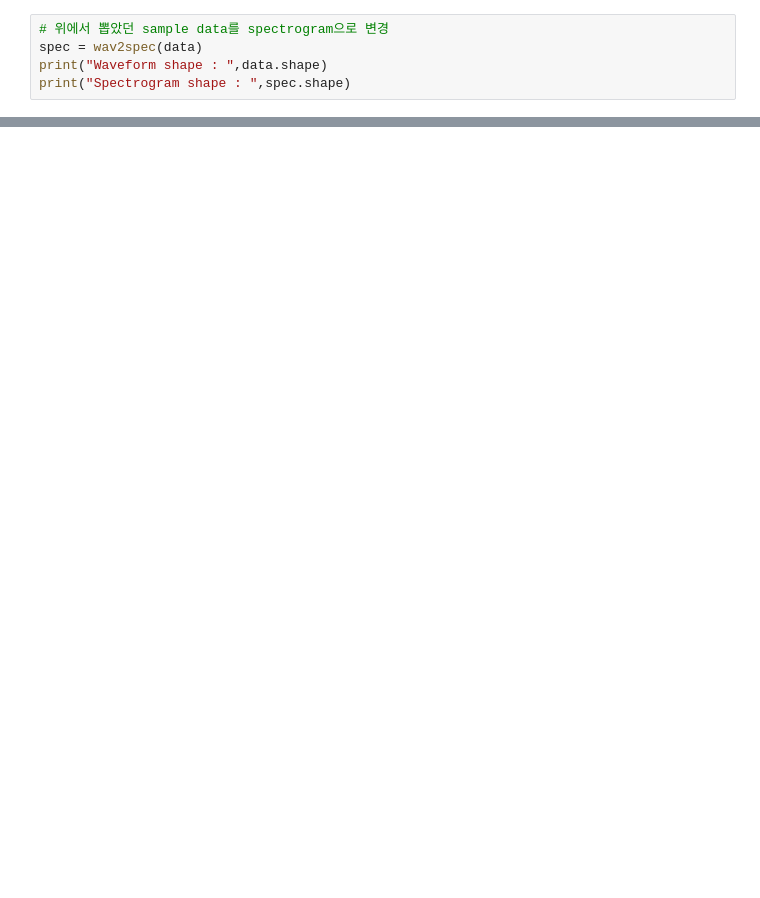
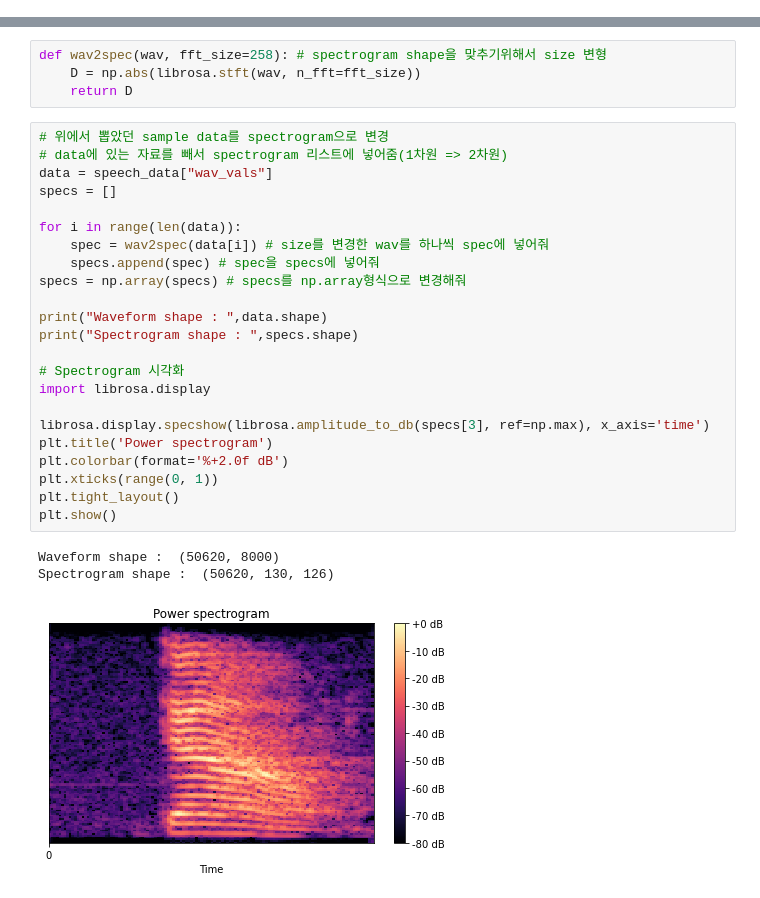
Before and after one commit to Ethan0625/I_need_more_time, a Jupyter notebook: Project/Spectrogram_Classification/Spectrogram_Classification.ipynb, the cells around one changed output, grey strips where cells are left out. Drawn from its saved outputs; the diff is of its cells as text; blank space fills up the shorter version.

```diff
--- a/Project/Spectrogram_Classification/Spectrogram_Classification.ipynb
+++ b/Project/Spectrogram_Classification/Spectrogram_Classification.ipynb
@@ -99,5 +0,0 @@ def wav2spec(wav, fft_size=258): # spectrogram shape을 맞추기위해서 size
-# %%
-# 위에서 뽑았던 sample data를 spectrogram으로 변경
-spec = wav2spec(data)
-print("Waveform shape : ",data.shape)
-print("Spectrogram shape : ",spec.shape)
@@ -190,0 +113,31 @@ loss, accuracy를 그래프로 표현
+# %%
+def wav2spec(wav, fft_size=258): # spectrogram shape을 맞추기위해서 size 변형
+    D = np.abs(librosa.stft(wav, n_fft=fft_size))
+    return D
+# %%
+# 위에서 뽑았던 sample data를 spectrogram으로 변경
+# data에 있는 자료를 빼서 spectrogram 리스트에 넣어줌(1차원 => 2차원)
+data = speech_data["wav_vals"]
+specs = []
+
+for i in range(len(data)):
+    spec = wav2spec(data[i]) # size를 변경한 wav를 하나씩 spec에 넣어줘
+    specs.append(spec) # spec을 specs에 넣어줘
+specs = np.array(specs) # specs를 np.array형식으로 변경해줘
+
+print("Waveform shape : ",data.shape)
+print("Spectrogram shape : ",specs.shape)
+
+# Spectrogram 시각화
+import librosa.display
+
+librosa.display.specshow(librosa.amplitude_to_db(specs[3], ref=np.max), x_axis='time')
+plt.title('Power spectrogram')
+plt.colorbar(format='%+2.0f dB')
+plt.xticks(range(0, 1))
+plt.tight_layout()
+plt.show()
+# %% [output]
+Waveform shape :  (50620, 8000)
+Spectrogram shape :  (50620, 130, 126)
+[figure, added]
```
Also changed, not shown: parts of 38 cells of this notebook, 5 other files.
